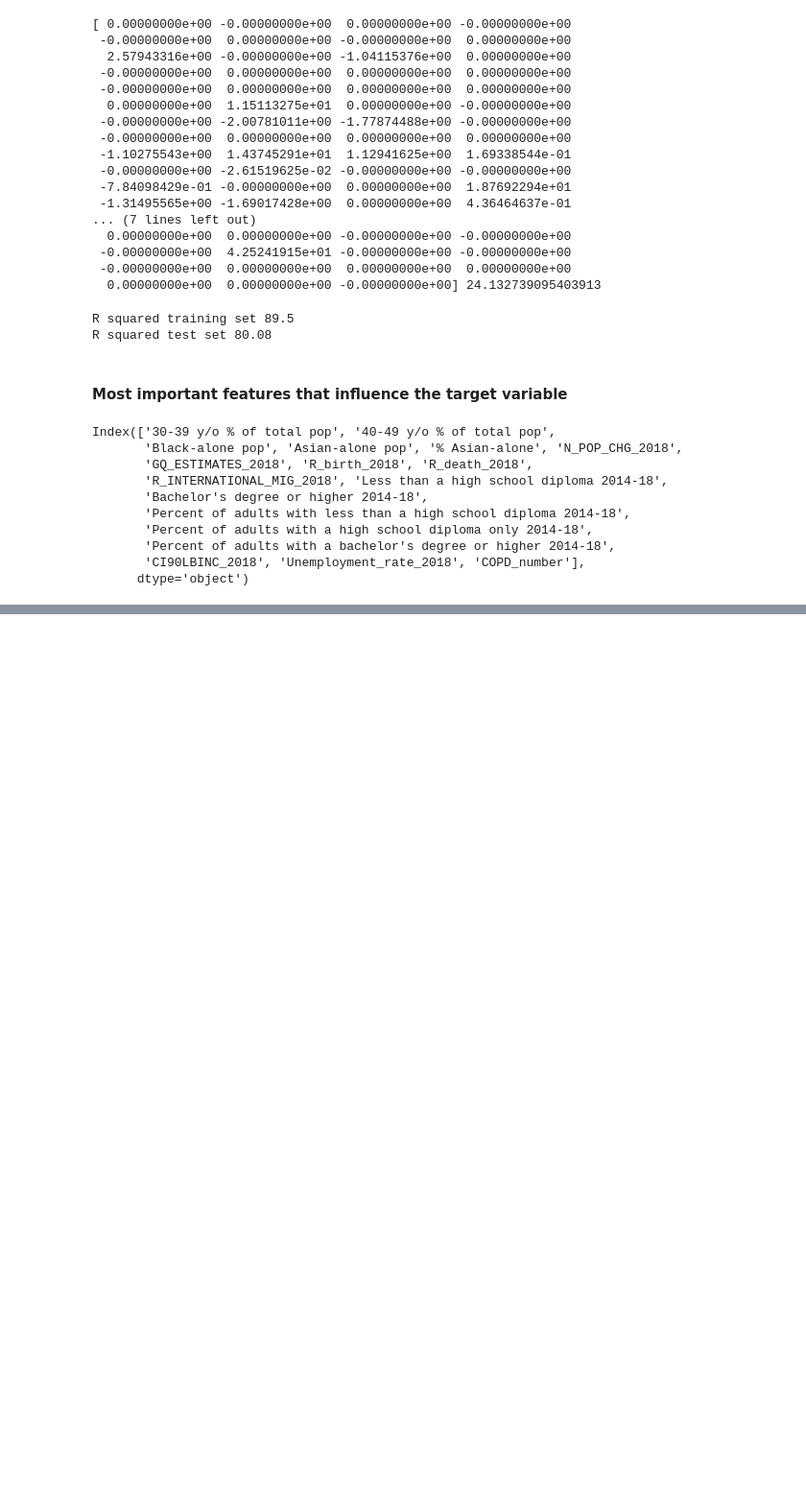
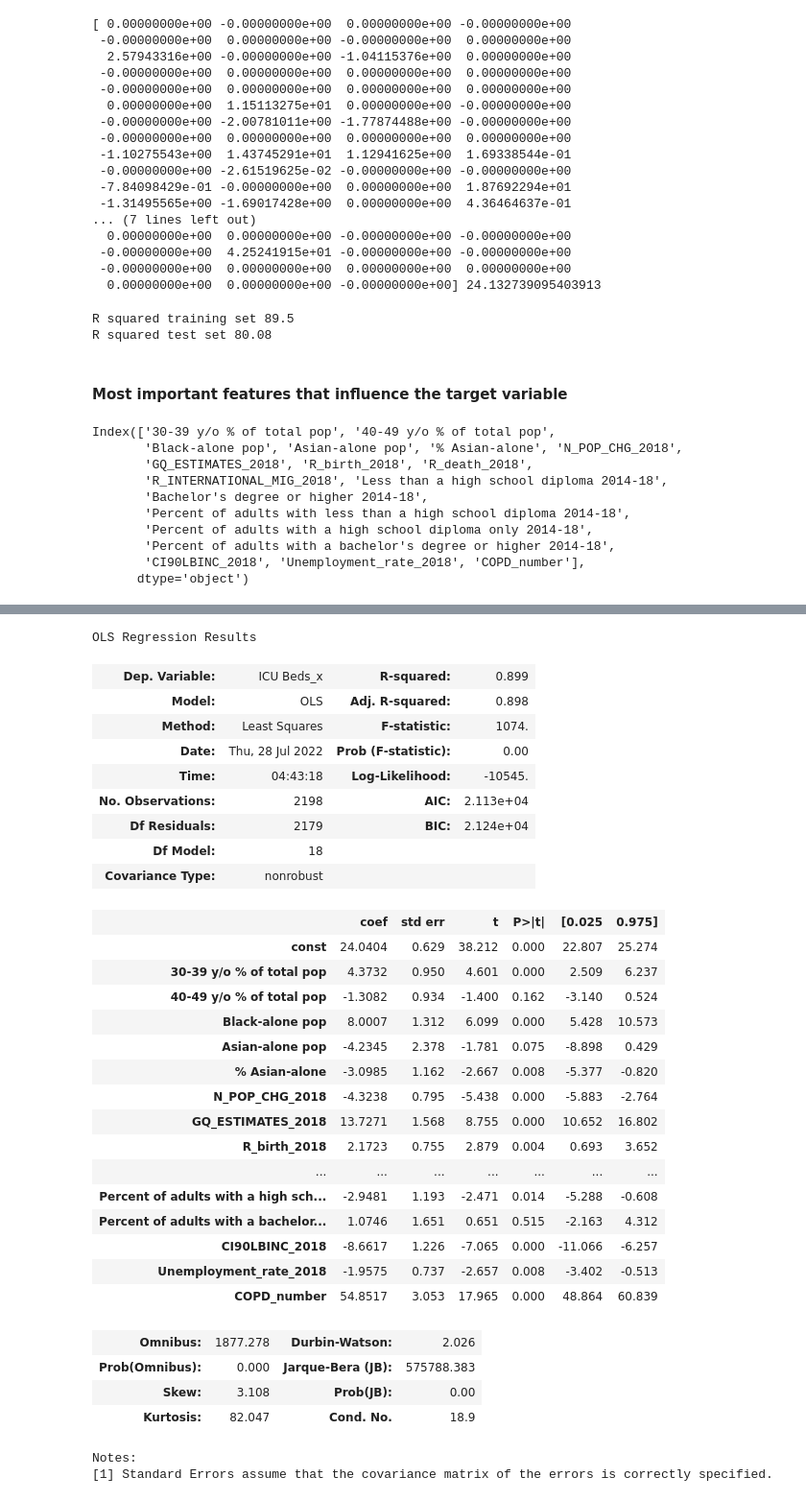
Before and after one commit to martina-nu/RegLinearRegression, a Jupyter notebook: src/explore.ipynb, the cells around one changed output, grey strips where cells are left out. Shown at 96% size. Cells and saved outputs as stored; diff of their text form; code cells hidden in the pictures; blank space fills up the shorter version.

```diff
--- a/src/explore.ipynb
+++ b/src/explore.ipynb
@@ -309,0 +312,51 @@ Index(['30-39 y/o % of total pop', '40-49 y/o % of total pop',
+# %%
+import statsmodels.api as sm
+from statsmodels.api import OLS
+
+selected_features_train = X_train[["30-39 y/o % of total pop", "40-49 y/o % of total pop",
+       "Black-alone pop", "Asian-alone pop", "% Asian-alone", "N_POP_CHG_2018",
+       "GQ_ESTIMATES_2018", "R_birth_2018", "R_death_2018",
+       "R_INTERNATIONAL_MIG_2018", "Less than a high school diploma 2014-18",
+       "Bachelor's degree or higher 2014-18",
+       "Percent of adults with less than a high school diploma 2014-18",
+       "Percent of adults with a high school diploma only 2014-18",
+       "Percent of adults with a bachelor's degree or higher 2014-18",
+       "CI90LBINC_2018", "Unemployment_rate_2018", "COPD_number"]]
+
+x_interceptor = sm.add_constant(selected_features_train)
+model = sm.OLS(y_train, x_interceptor)
+results = model.fit()
+results.summary()
+# %% [output]
+OLS Regression Results
+| Dep. Variable: | ICU Beds_x | R-squared: | 0.899 |
+| Model: | OLS | Adj. R-squared: | 0.898 |
+| Method: | Least Squares | F-statistic: | 1074. |
+| Date: | Thu, 28 Jul 2022 | Prob (F-statistic): | 0.00 |
+| Time: | 04:43:18 | Log-Likelihood: | -10545. |
+| No. Observations: | 2198 | AIC: | 2.113e+04 |
+| Df Residuals: | 2179 | BIC: | 2.124e+04 |
+| Df Model: | 18 |  |  |
+| Covariance Type: | nonrobust |  |  |
+|  | coef | std err | t | P>|t| | [0.025 | 0.975] |
+| const | 24.0404 | 0.629 | 38.212 | 0.000 | 22.807 | 25.274 |
+| 30-39 y/o % of total pop | 4.3732 | 0.950 | 4.601 | 0.000 | 2.509 | 6.237 |
+| 40-49 y/o % of total pop | -1.3082 | 0.934 | -1.400 | 0.162 | -3.140 | 0.524 |
+| Black-alone pop | 8.0007 | 1.312 | 6.099 | 0.000 | 5.428 | 10.573 |
+| Asian-alone pop | -4.2345 | 2.378 | -1.781 | 0.075 | -8.898 | 0.429 |
+| % Asian-alone | -3.0985 | 1.162 | -2.667 | 0.008 | -5.377 | -0.820 |
+| N_POP_CHG_2018 | -4.3238 | 0.795 | -5.438 | 0.000 | -5.883 | -2.764 |
+| GQ_ESTIMATES_2018 | 13.7271 | 1.568 | 8.755 | 0.000 | 10.652 | 16.802 |
+| R_birth_2018 | 2.1723 | 0.755 | 2.879 | 0.004 | 0.693 | 3.652 |
+| ... | ... | ... | ... | ... | ... | ... |
+| Percent of adults with a high sch... | -2.9481 | 1.193 | -2.471 | 0.014 | -5.288 | -0.608 |
+| Percent of adults with a bachelor... | 1.0746 | 1.651 | 0.651 | 0.515 | -2.163 | 4.312 |
+| CI90LBINC_2018 | -8.6617 | 1.226 | -7.065 | 0.000 | -11.066 | -6.257 |
+| Unemployment_rate_2018 | -1.9575 | 0.737 | -2.657 | 0.008 | -3.402 | -0.513 |
+| COPD_number | 54.8517 | 3.053 | 17.965 | 0.000 | 48.864 | 60.839 |
+| Omnibus: | 1877.278 | Durbin-Watson: | 2.026 |
+| Prob(Omnibus): | 0.000 | Jarque-Bera (JB): | 575788.383 |
+| Skew: | 3.108 | Prob(JB): | 0.00 |
+| Kurtosis: | 82.047 | Cond. No. | 18.9 |
+Notes:
+[1] Standard Errors assume that the covariance matrix of the errors is correctly specified.
```
Also changed, not shown: parts of 1 cell of this notebook, 3 other files.
